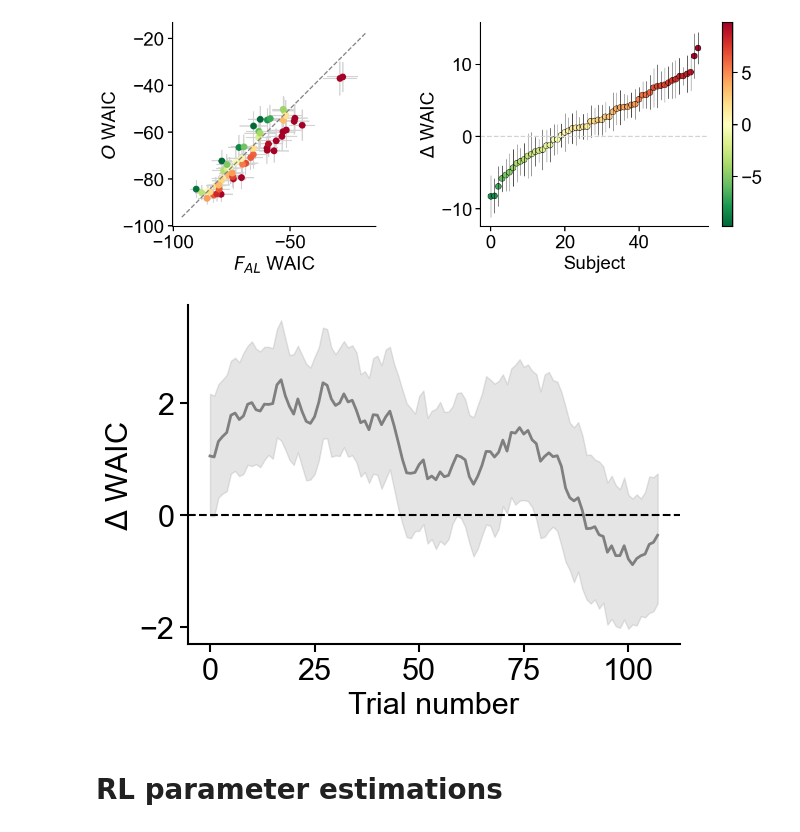
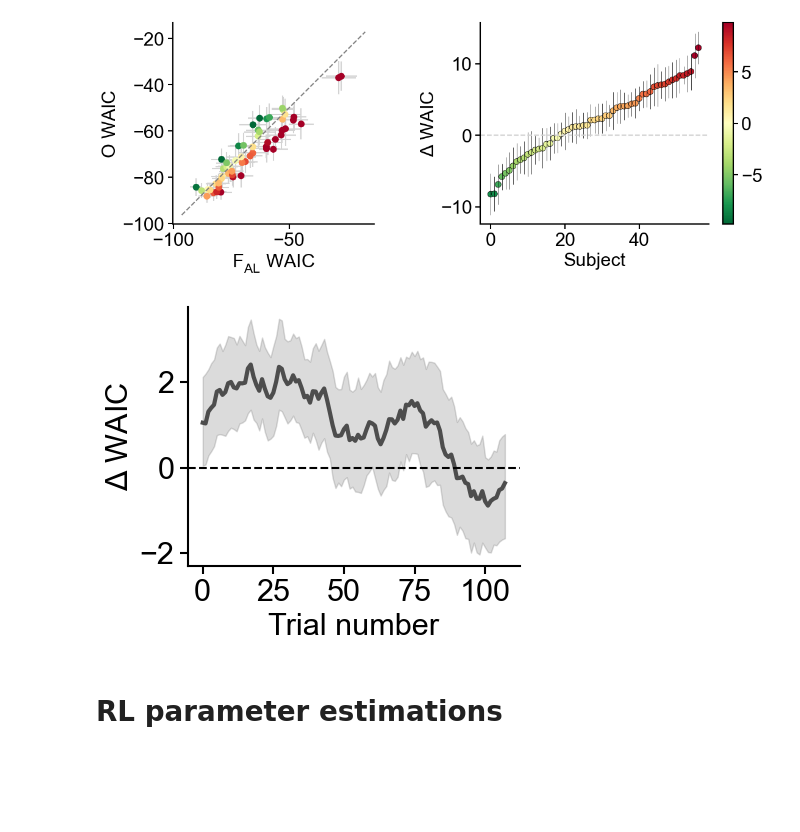
Before and after one commit to slenderham/Attn-Regularity-RL, a Jupyter notebook: analysis/rl_comparison.ipynb, the cells around one changed output. Saved outputs shown, nothing was run; the diff lists cells and outputs as text; code cells hidden in the pictures; blank space fills up the shorter version.

```diff
--- a/analysis/rl_comparison.ipynb
+++ b/analysis/rl_comparison.ipynb
@@ -18,6 +18,7 @@ plt.rc('font', size=22, family='arial')
 plt.rc('axes', linewidth=1.5)
 plt.rc('xtick.major', width=1.5, size=6)
 plt.rc('ytick.major', width=1.5, size=6)
+plt.rc('mathtext', default='regular')
 
 from matplotlib import pyplot as plt
 
@@ -292,19 +320,20 @@ plt.savefig(os.path.join(figure_data_dir, "rl_model_comparison_by_subj.pdf"))
 # %% [output]
 [figure]
 # %%
-fig, axes = plt.subplots()
+fig, axes = plt.subplots(figsize=(4.8, 4))
 
-sns.lineplot(trialwise_waic_df, x='trial', y='waic', hue='model pairs', ax=axes, legend=None, palette='binary', lw=2)
+sns.lineplot(trialwise_waic_df, x='trial', y='waic', hue='model pairs', ax=axes, legend=None, palette=[np.zeros(3)+0.3], lw=3)
 axes.axhline(0, linestyle='--', color='k')
+axes.set_xticks(np.arange(0, 101, 25))
 axes.set_ylabel(r'$\Delta$ WAIC')
 axes.set_xlabel('Trial number')
 
 sns.despine()
 
 fig.tight_layout()
 plt.savefig(os.path.join(figure_data_dir, "rl_trialwise_waic.pdf"))
 # %% [output]
-[figure, old version]
+[figure, new version]
 # %% [markdown]
 # RL parameter estimations
 # %%
```
Also changed, not shown: parts of 12 cells of this notebook.
